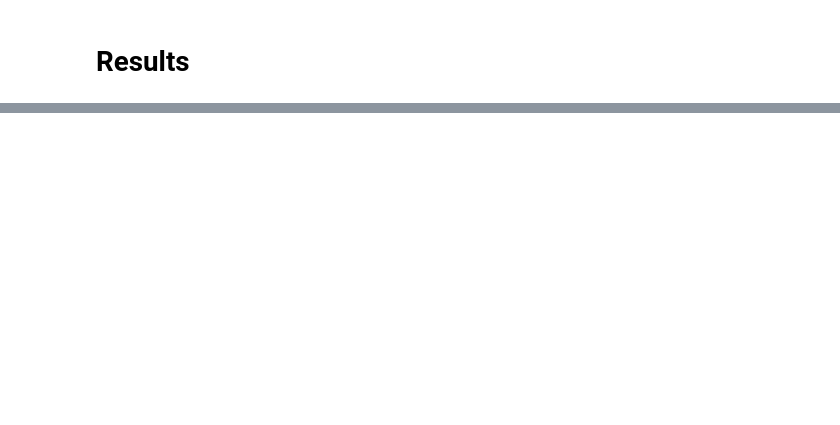
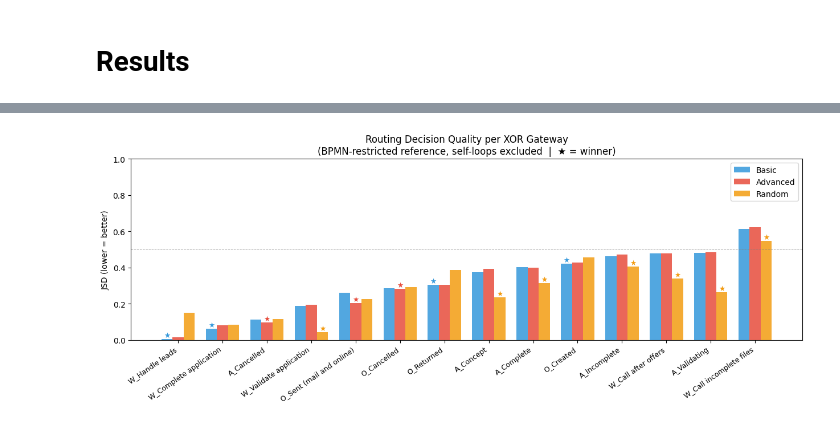
Before and after one commit to mbrieg/bppso-groupwork, a Jupyter notebook: decision_analysis/decision_evaluation.ipynb, the cells around one changed output, grey strips where cells are left out. Cells and saved outputs as stored; diff of their text form; code cells hidden in the pictures; blank space fills up the shorter version.

```diff
--- a/decision_analysis/decision_evaluation.ipynb
+++ b/decision_analysis/decision_evaluation.ipynb
@@ -112,6 +114,13 @@ df_basic = load_and_prepare(sim_basic_path, "Basic")
 
 # Advanced simulation
 df_adv = load_and_prepare(sim_adv_path, "Advanced")
+
+# Random simulation (baseline)
+if sim_random_path.exists():
+    df_random = load_and_prepare(sim_random_path, "Random")
+else:
+    df_random = None
+    print("  [Random] sim_output_random.csv not found — run: python run_simulation.py --random")
 
 # Basic probability rules
 with open(rules_path) as f:
@@ -131,11 +141,5 @@ print(f"  [Advanced Model] loaded successfully.")
   [Advanced Model] loaded successfully.
 # %%
-# Filter simulation logs to completed cases (≥ 3 complete events).
-# Right-censored cases (spawned near end of 14-day window) have only
-# 1–2 complete events; including them inflates A_Create Application
-# share and distorts transition probabilities & case length distributions.
-# Real log is kept as-is (reference distribution, no artificial truncation).
-
 def filter_completed(df, min_events=3, label=""):
     case_len = df.groupby("case:concept:name").size()
     completed_idx = case_len[case_len >= min_events].index
@@ -147,7 +151,8 @@ def filter_completed(df, min_events=3, label=""):
     return df_comp
 
 print("Filtering simulation logs to completed cases:")
-df_basic_comp = filter_completed(df_basic, min_events=3, label="Basic")
-df_adv_comp   = filter_completed(df_adv,   min_events=3, label="Advanced")
+df_basic_comp  = filter_completed(df_basic,  min_events=3, label="Basic")
+df_adv_comp    = filter_completed(df_adv,    min_events=3, label="Advanced")
+df_random_comp = filter_completed(df_random, min_events=3, label="Random") if df_random is not None else None
 # %% [output]
 Filtering simulation logs to completed cases:
@@ -360,0 +690,45 @@ plt.show()
+# %%
+
+# Routing Decision Quality — JSD Bar Chart
+plot_df = df_rdq.dropna(subset=["Basic JSD", "Adv JSD"]).copy()
+plot_df = plot_df.sort_values("Basic JSD", ascending=True)
+
+activities = plot_df["Activity"].tolist()
+x = np.arange(len(activities))
+width = 0.25
+
+fig, ax = plt.subplots(figsize=(max(10, len(activities) * 0.9), 5))
+
+bars_b = ax.bar(x - width, plot_df["Basic JSD"],  width, label="Basic",    color=c_basic,    alpha=0.85)
+bars_a = ax.bar(x,          plot_df["Adv JSD"],    width, label="Advanced", color=c_advanced, alpha=0.85)
+if "Random JSD" in plot_df.columns and plot_df["Random JSD"].notna().any():
+    bars_r = ax.bar(x + width, plot_df["Random JSD"], width, label="Random", color=c_random, alpha=0.85)
+
+# Mark the winner
+for i, (_, row) in enumerate(plot_df.iterrows()):
+    winner = row["Winner"]
+    if winner == "Advanced":
+        y = row["Adv JSD"]
+        ax.annotate("★", xy=(x[i], y), ha="center", va="bottom",
+                    fontsize=9, color=c_advanced)
+    elif winner == "Basic":
+        y = row["Basic JSD"]
+        ax.annotate("★", xy=(x[i] - width, y), ha="center", va="bottom",
+                    fontsize=9, color=c_basic)
+    elif winner == "Random":
+        y = row.get("Random JSD", np.nan)
+        if not np.isnan(y):
+            ax.annotate("★", xy=(x[i] + width, y), ha="center", va="bottom",
+                        fontsize=9, color=c_random)
+
+ax.set_xticks(x)
+ax.set_xticklabels(activities, rotation=35, ha="right", fontsize=9)
+ax.set_ylabel("JSD (lower = better)")
+ax.set_title("Routing Decision Quality per XOR Gateway\n(BPMN-restricted reference, self-loops excluded  |  ★ = winner)")
+ax.legend()
+ax.set_ylim(0, 1.0)
+ax.axhline(0.5, color="grey", linewidth=0.7, linestyle="--", alpha=0.5)
+fig.tight_layout()
+plt.show()
+# %% [output]
+[figure, added]
```
Also changed, not shown: parts of 16 cells of this notebook, 12 other files.
